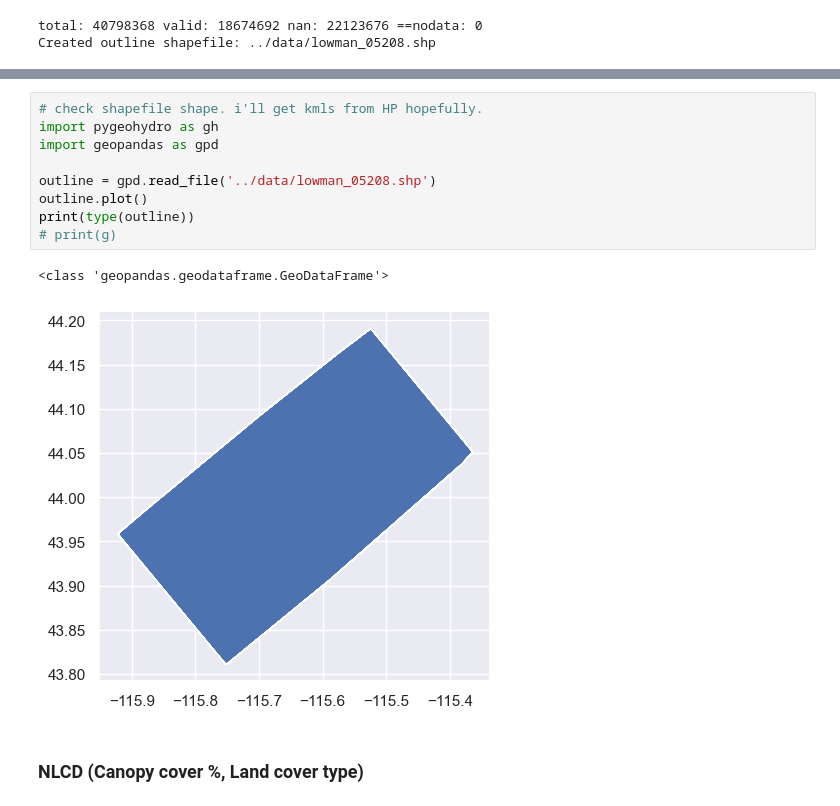
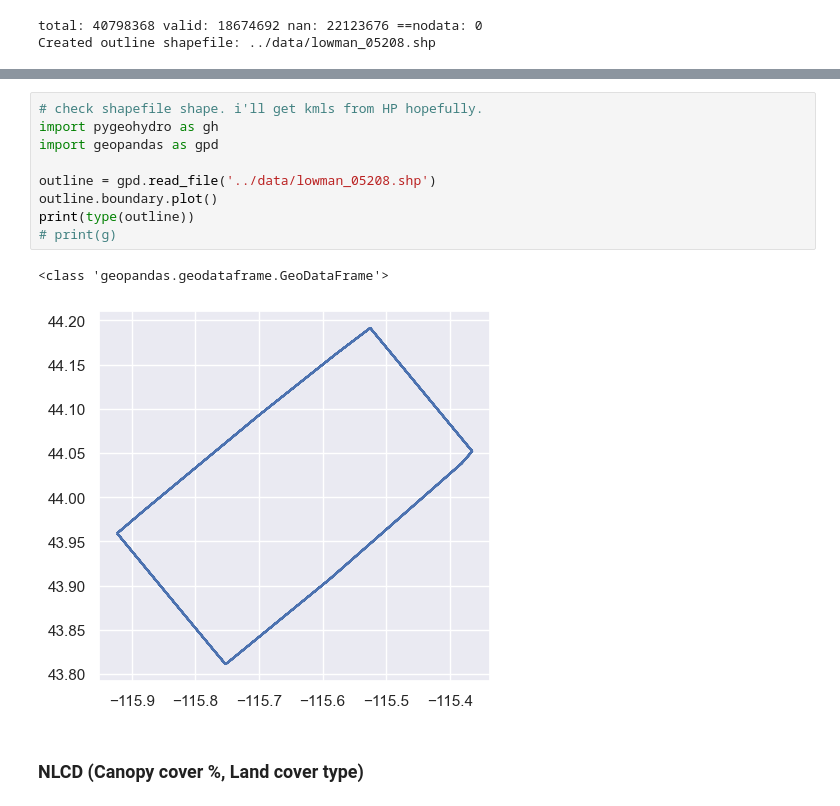
Before and after one commit to julober/snowex_uavsar_coherence, a Jupyter notebook: notebooks/01_data_download_and_prep.ipynb, the cells around one changed output, grey strips where cells are left out. Cells and saved outputs as stored; diff of their text form.

```diff
--- a/notebooks/01_data_download_and_prep.ipynb
+++ b/notebooks/01_data_download_and_prep.ipynb
@@ -223,15 +223,15 @@ valid min/max: 0.0 / 1.0000003576278687
 # %%
 # check shapefile shape. i'll get kmls from HP hopefully.
 import pygeohydro as gh
 import geopandas as gpd
 
 outline = gpd.read_file('../data/lowman_05208.shp')
-outline.plot()
+outline.boundary.plot()
 print(type(outline))
 # print(g)
 # %% [output]
 <class 'geopandas.geodataframe.GeoDataFrame'>
-[figure, old version]
+[figure, new version]
 # %% [markdown]
 ### NLCD (Canopy cover %, Land cover type)
 # %%
```
Also changed, not shown: parts of 4 cells of this notebook.
